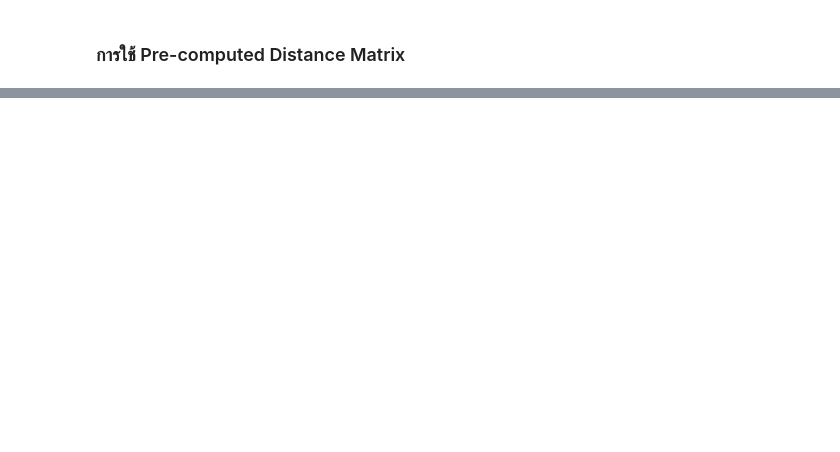
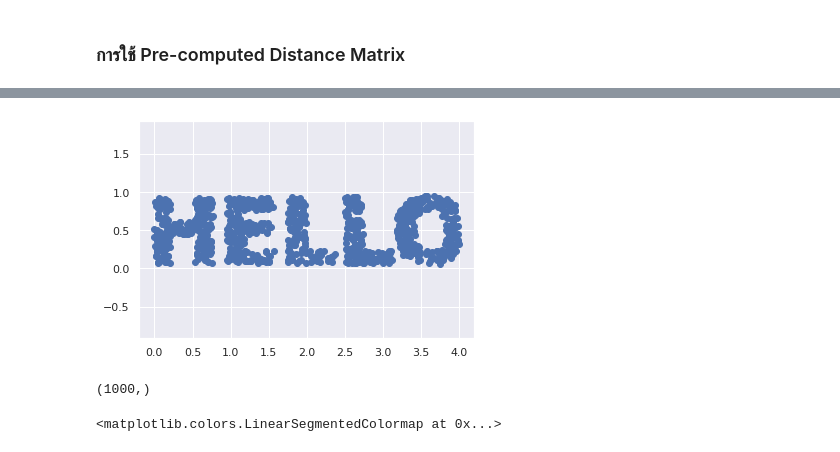
Before and after one commit to Jittiya/multivariate, a Jupyter notebook: Chapter_4_MDS.ipynb, the cells around one changed output, grey strips where cells are left out. Drawn from its saved outputs; the diff is of its cells as text; code cells hidden in the pictures; blank space fills up the shorter version.

```diff
--- a/Chapter_4_MDS.ipynb
+++ b/Chapter_4_MDS.ipynb
@@ -168,0 +210,5 @@ plt.legend()
+# %%
+plt.scatter(X[:,0],X[:,1])
+plt.axis('equal');
+# %% [output]
+[figure, added]
@@ -168,0 +217,8 @@ plt.legend()
+# %%
+colorize['c'].shape
+# %% [output]
+(1000,)
+# %%
+colorize['cmap']
+# %% [output]
+<matplotlib.colors.LinearSegmentedColormap at 0x...>
```
Also changed, not shown: parts of 29 cells of this notebook.
